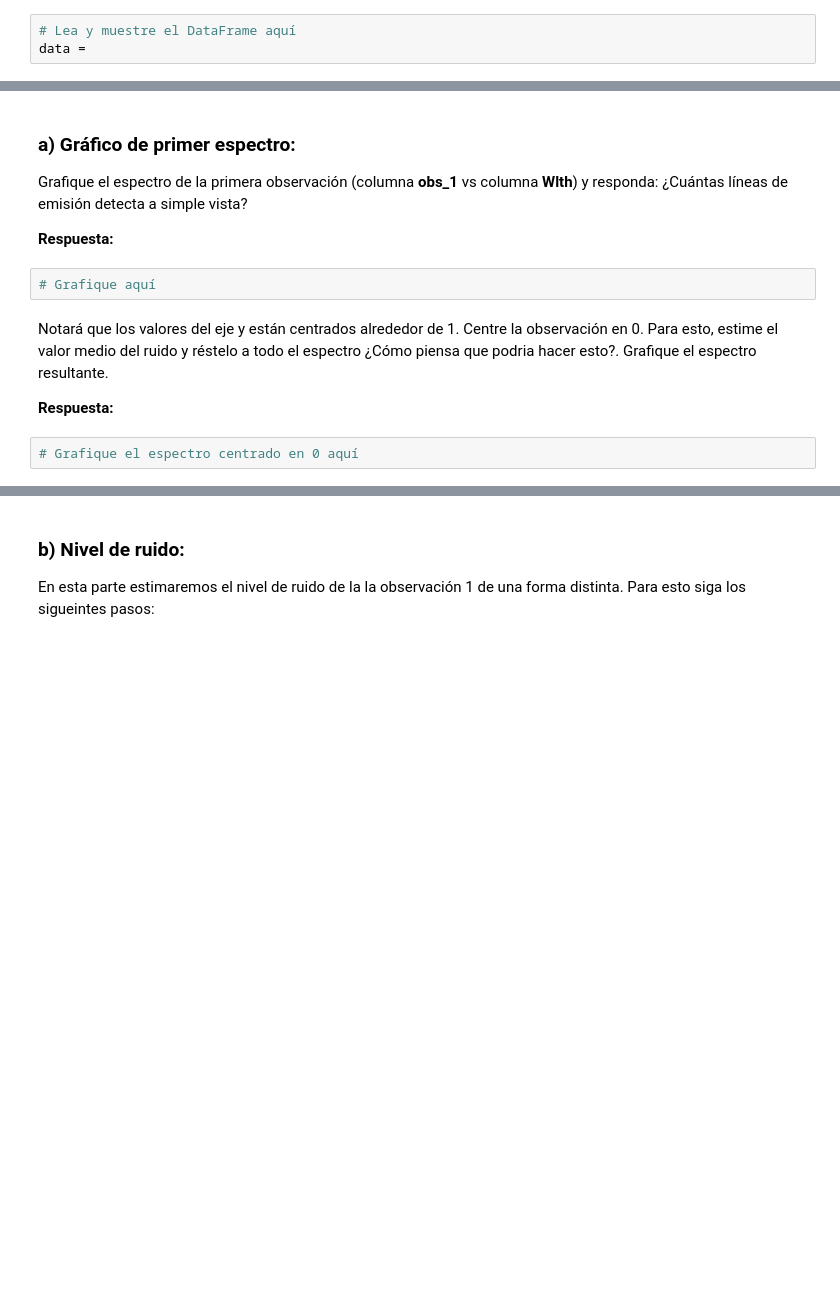
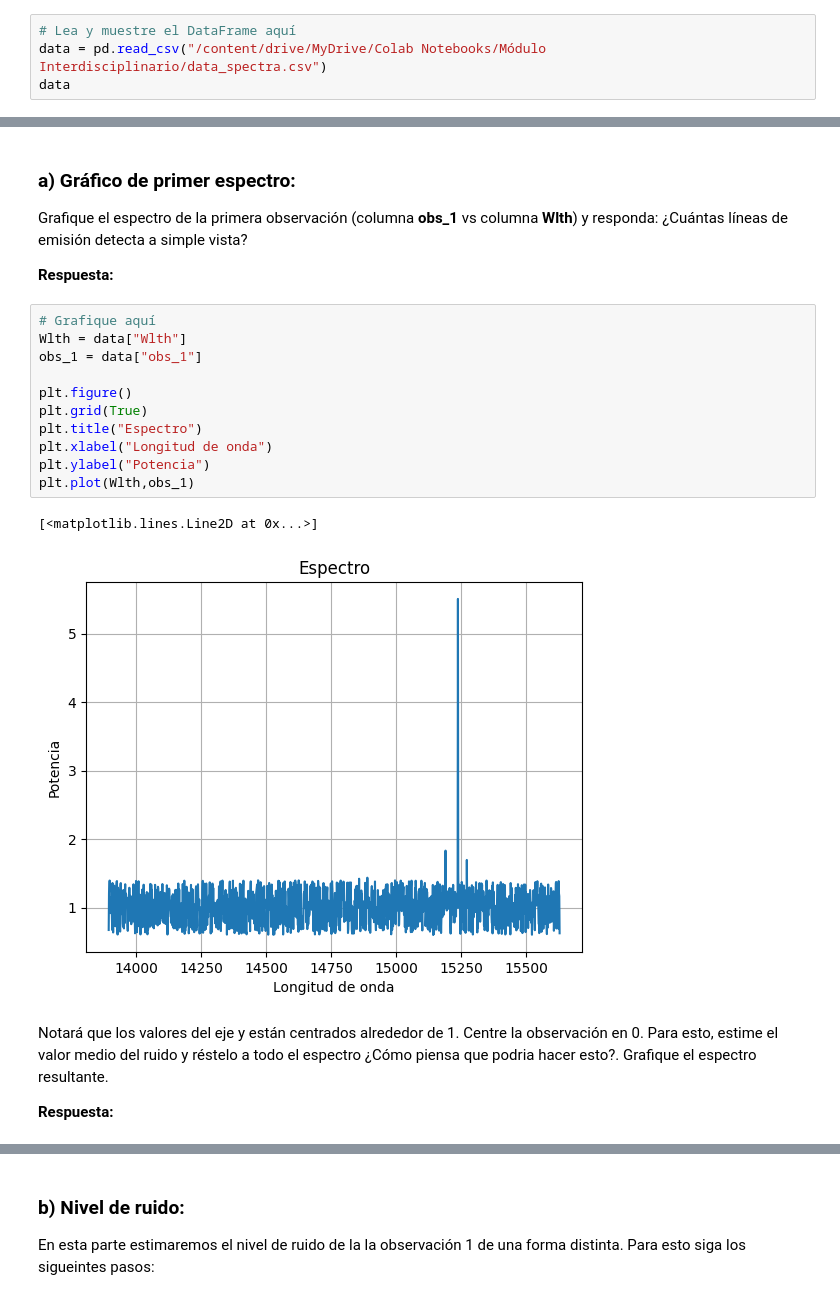
Before and after one commit to aliwen-figueroa/Tarea-2-aliwen-figueroa-, a Jupyter notebook: Tarea2.ipynb, the cells around one changed output, grey strips where cells are left out. Cells and saved outputs as stored; diff of their text form; blank space fills up the shorter version.

```diff
--- a/Tarea2.ipynb
+++ b/Tarea2.ipynb
@@ -197,4 +197,5 @@ Abra el archivo **data_spectra.csv** con pandas y muestre el DataFrame. (No es n
 Las columnas **obs** corresponden a observaciones (espectro) de un objeto, en la que cada valor corresponde a la potencia asociada a una longitud de onda. La columna **Wlth** corresponde a las longitudes de onda.
 # %%
 # Lea y muestre el DataFrame aquí
-data =
+data = pd.read_csv("/content/drive/MyDrive/Colab Notebooks/Módulo Interdisciplinario/data_spectra.csv")
+data
@@ -203,11 +218,21 @@ data =
 Grafique el espectro de la primera observación (columna **obs_1** vs columna **Wlth**) y responda: ¿Cuántas líneas de emisión detecta a simple vista?
 
 **Respuesta:**
-# %%
-# Grafique aquí
+# %%
+# Grafique aquí
+Wlth = data["Wlth"]
+obs_1 = data["obs_1"]
+
+plt.figure()
+plt.grid(True)
+plt.title("Espectro")
+plt.xlabel("Longitud de onda")
+plt.ylabel("Potencia")
+plt.plot(Wlth,obs_1)
+# %% [output]
+[<matplotlib.lines.Line2D at 0x...>]
+[figure, added]
 # %% [markdown]
 Notará que los valores del eje y están centrados alrededor de 1. Centre la observación en 0. Para esto, estime el valor medio del ruido y réstelo a todo el espectro ¿Cómo piensa que podria hacer esto?. Grafique el espectro resultante.
 
 **Respuesta:**
-# %%
-# Grafique el espectro centrado en 0 aquí
```
Also changed, not shown: parts of 8 cells of this notebook.
